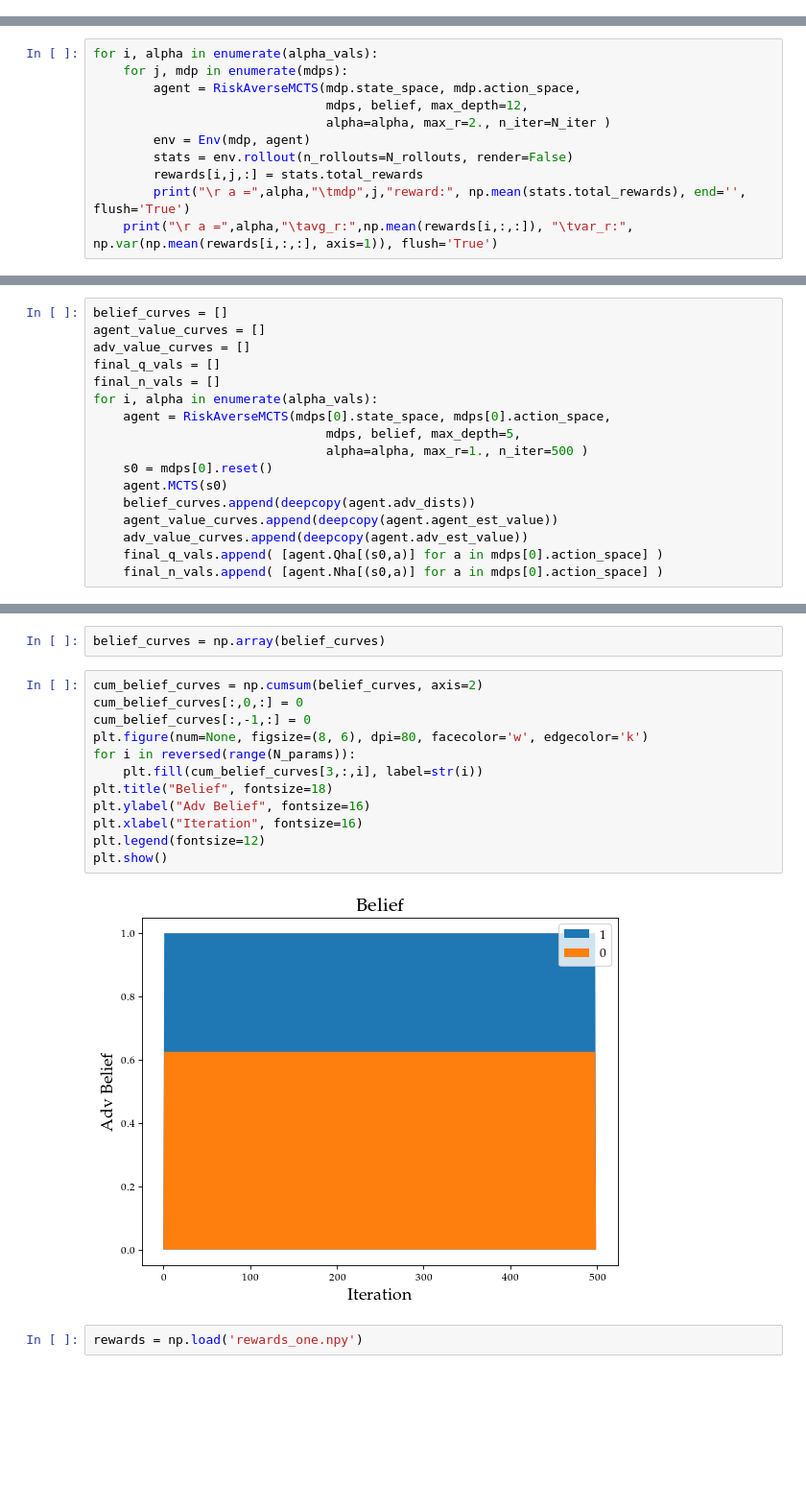
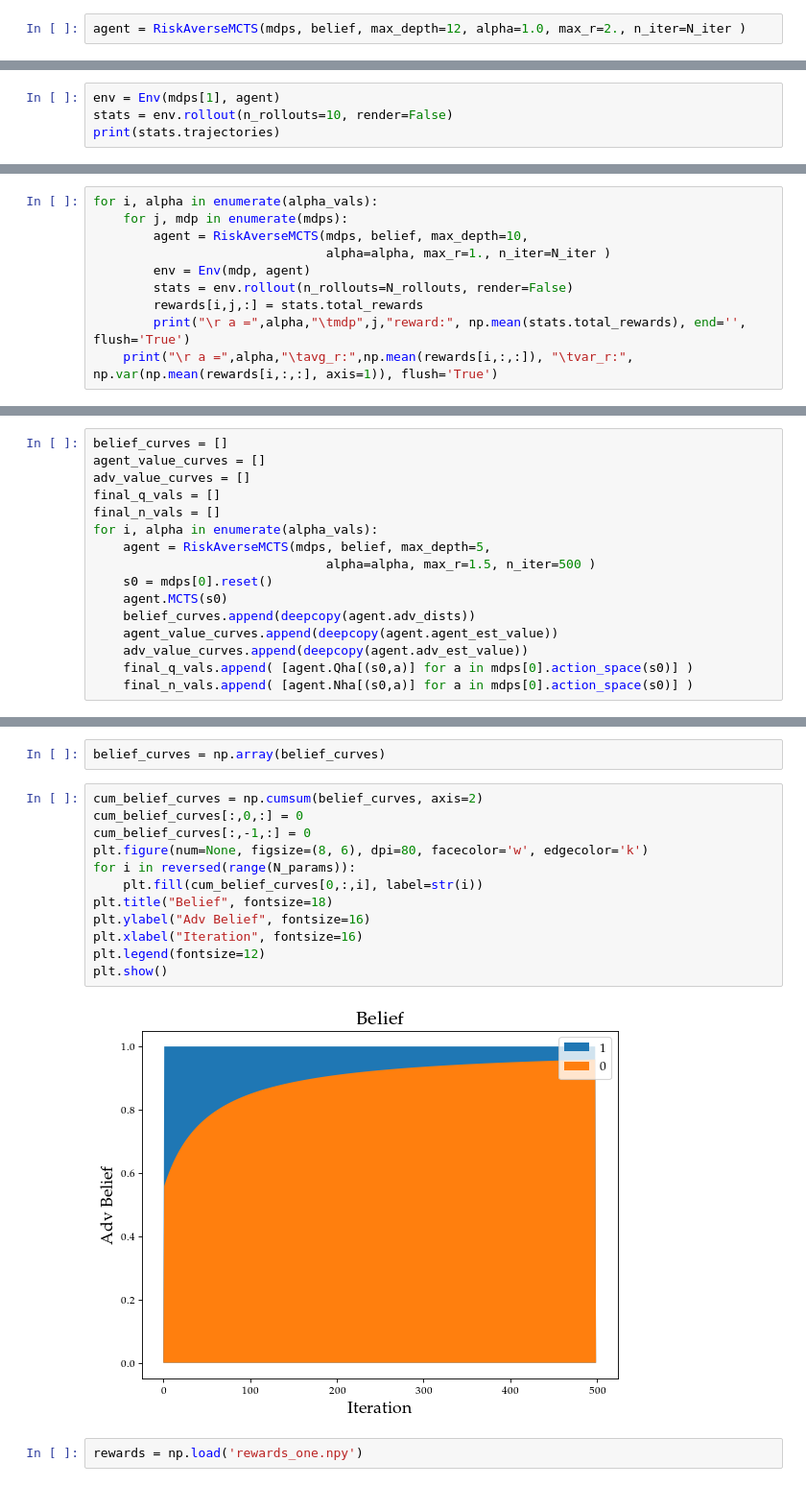
Before and after one commit to ShogoAkiyama/risk-sensitive-mcts, a Jupyter notebook: Experiments.ipynb, the cells around one changed output, grey strips where cells are left out. Shown: that part at 96% size. Saved outputs shown, nothing was run; the diff lists cells and outputs as text; blank space fills up the shorter version.

```diff
--- a/Experiments.ipynb
+++ b/Experiments.ipynb
@@ -25,2 +25,4 @@ mdps = [LavaGoalOneD(param=p) for p in param_vals]
 rewards = np.zeros([N_alpha, N_params, N_rollouts])
 belief = np.ones(N_params, dtype='float')/N_params
+# %%
+agent = RiskAverseMCTS(mdps, belief, max_depth=12, alpha=1.0, max_r=2., n_iter=N_iter )
@@ -26,0 +51,4 @@ belief = np.ones(N_params, dtype='float')/N_params
+# %%
+env = Env(mdps[1], agent)
+stats = env.rollout(n_rollouts=10, render=False)
+print(stats.trajectories)
@@ -27,9 +57,8 @@ belief = np.ones(N_params, dtype='float')/N_params
 # %%
 for i, alpha in enumerate(alpha_vals):
     for j, mdp in enumerate(mdps):
-        agent = RiskAverseMCTS(mdp.state_space, mdp.action_space,
-                               mdps, belief, max_depth=12,
-                               alpha=alpha, max_r=2., n_iter=N_iter )
+        agent = RiskAverseMCTS(mdps, belief, max_depth=10,
+                               alpha=alpha, max_r=1., n_iter=N_iter )
         env = Env(mdp, agent)
         stats = env.rollout(n_rollouts=N_rollouts, render=False)
         rewards[i,j,:] = stats.total_rewards
@@ -102,14 +131,13 @@ adv_value_curves = []
 final_q_vals = []
 final_n_vals = []
 for i, alpha in enumerate(alpha_vals):
-    agent = RiskAverseMCTS(mdps[0].state_space, mdps[0].action_space,
-                               mdps, belief, max_depth=5,
-                               alpha=alpha, max_r=1., n_iter=500 )
+    agent = RiskAverseMCTS(mdps, belief, max_depth=5,
+                               alpha=alpha, max_r=1.5, n_iter=500 )
     s0 = mdps[0].reset()
     agent.MCTS(s0)
     belief_curves.append(deepcopy(agent.adv_dists))
     agent_value_curves.append(deepcopy(agent.agent_est_value))
     adv_value_curves.append(deepcopy(agent.adv_est_value))
-    final_q_vals.append( [agent.Qha[(s0,a)] for a in mdps[0].action_space] )
-    final_n_vals.append( [agent.Nha[(s0,a)] for a in mdps[0].action_space] )
+    final_q_vals.append( [agent.Qha[(s0,a)] for a in mdps[0].action_space(s0)] )
+    final_n_vals.append( [agent.Nha[(s0,a)] for a in mdps[0].action_space(s0)] )
 # %%
@@ -157,17 +185,17 @@ belief_curves = np.array(belief_curves)
 # %%
 cum_belief_curves = np.cumsum(belief_curves, axis=2)
 cum_belief_curves[:,0,:] = 0
 cum_belief_curves[:,-1,:] = 0
 plt.figure(num=None, figsize=(8, 6), dpi=80, facecolor='w', edgecolor='k')
 for i in reversed(range(N_params)):
-    plt.fill(cum_belief_curves[3,:,i], label=str(i))
+    plt.fill(cum_belief_curves[0,:,i], label=str(i))
 plt.title("Belief", fontsize=18)
 plt.ylabel("Adv Belief", fontsize=16)
 plt.xlabel("Iteration", fontsize=16)
 plt.legend(fontsize=12)
 plt.show()
 # %% [output]
-[figure, old version]
+[figure, new version]
 # %%
 rewards = np.load('rewards_one.npy')
 # %%
```
Also changed, not shown: parts of 10 cells of this notebook, 3 other files.
